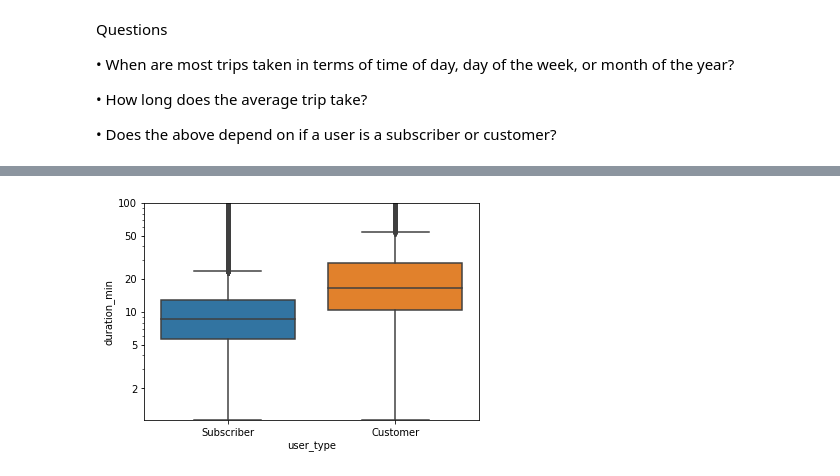
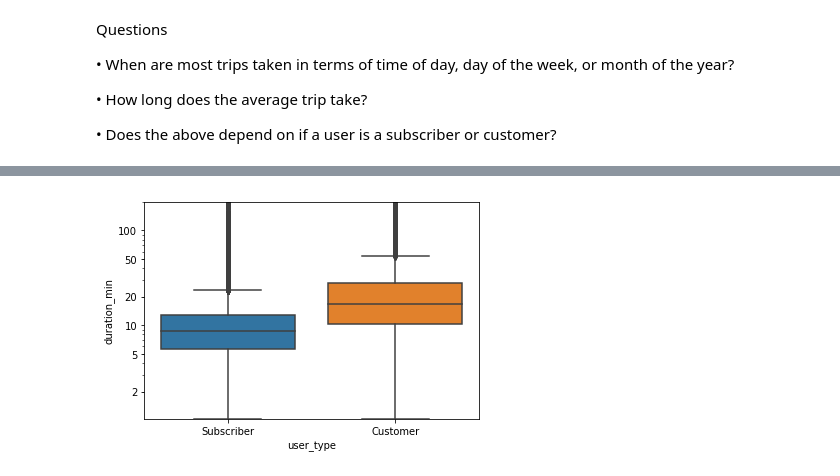
Before and after one commit to Shriram016/my_repository, a Jupyter notebook: Index (1).ipynb, the cells around one changed output, grey strips where cells are left out. Saved outputs shown, nothing was run; the diff lists cells and outputs as text; code cells hidden in the pictures.

```diff
--- a/Index (1).ipynb
+++ b/Index (1).ipynb
@@ -200,7 +191,7 @@ plt.ylim(0,100);
 # %%
 sb.boxplot(data=master_df,y='duration_min',x='user_type');
 plt.yscale('log');
 plt.yticks([0,1,2,5,10,20,50,100],[0,1,2,5,10,20,50,100]);
-plt.ylim(0,100);
+plt.ylim(0,200);
 # %% [output]
-[figure, old version]
+[figure, new version]
```
Also changed, not shown: parts of 15 cells of this notebook.
